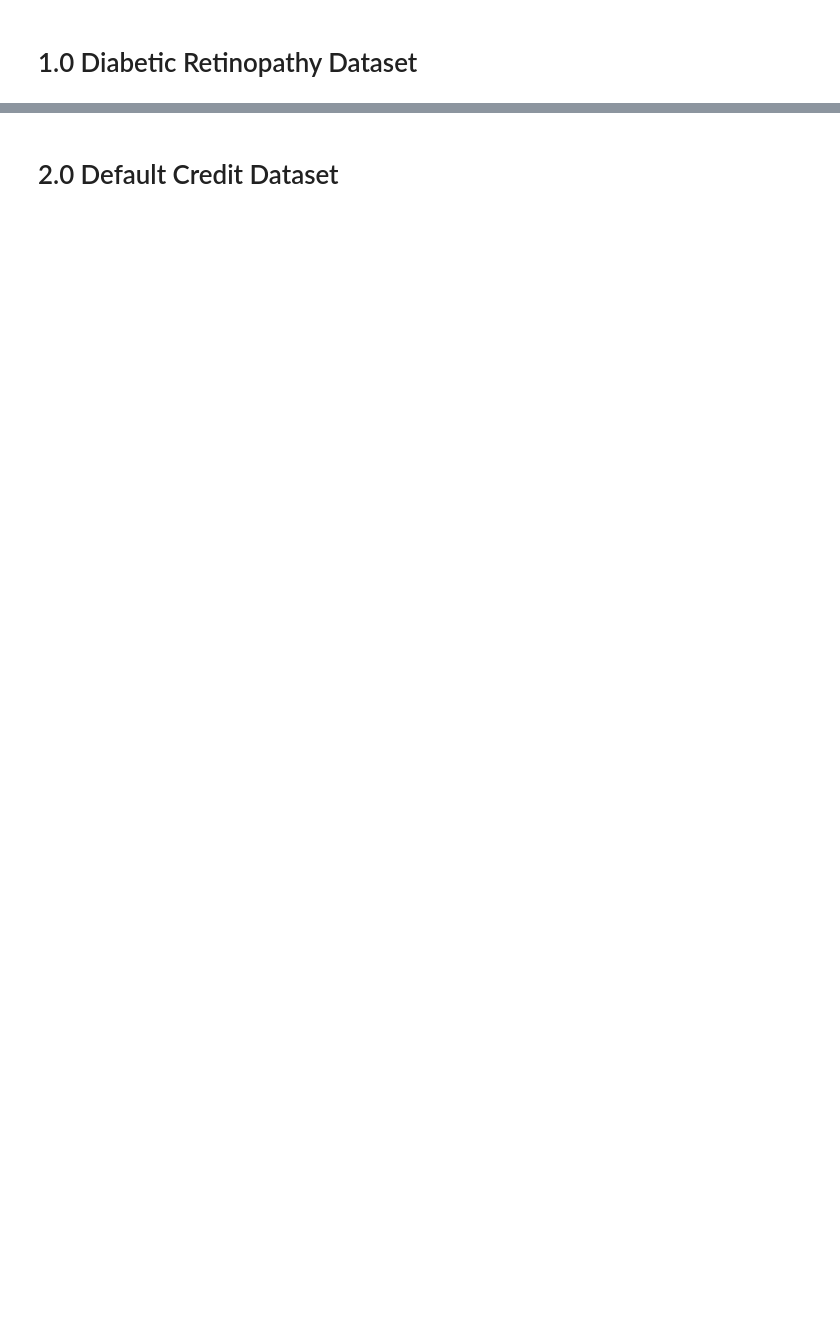
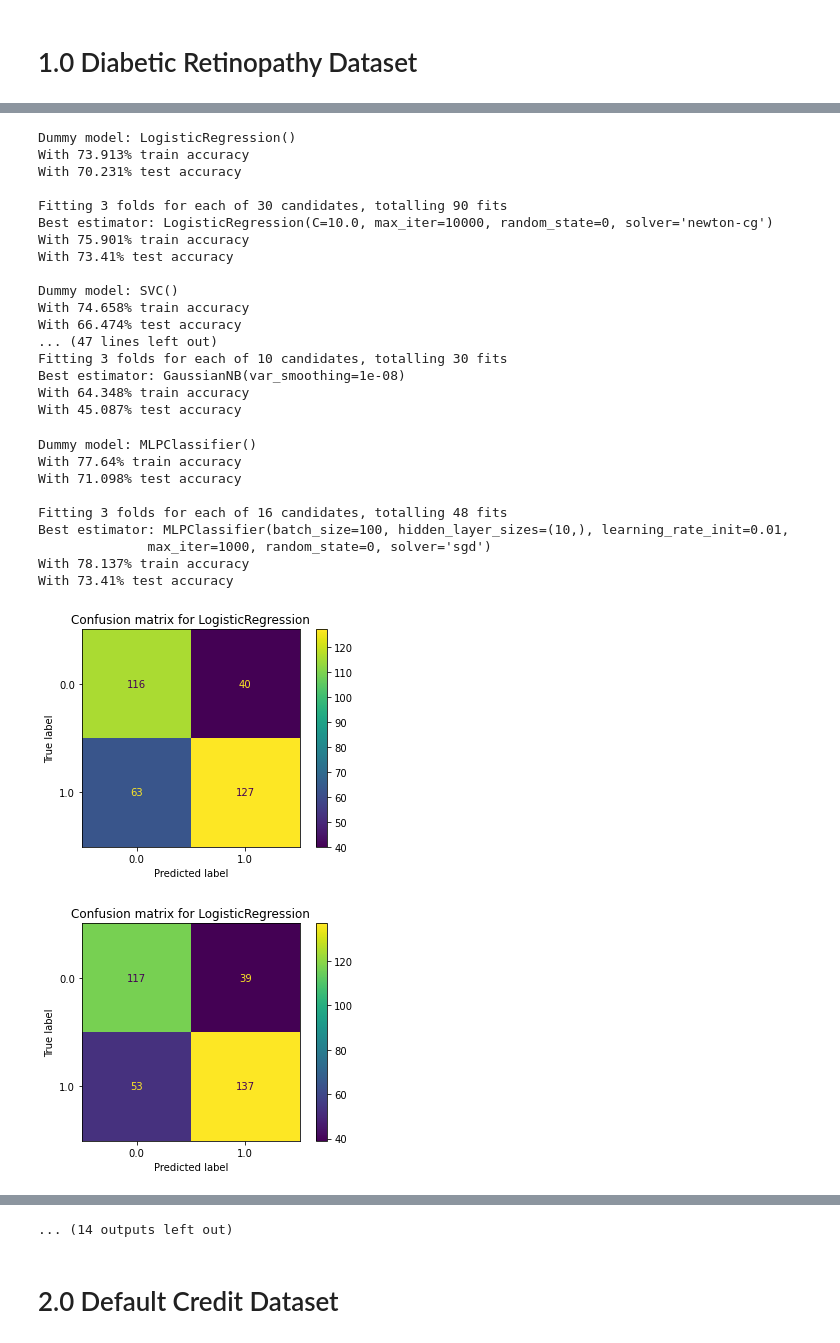
Before and after one commit to PBMocha/COMP432-MLProject, a Jupyter notebook: classification/ClassificationPipeline.ipynb, the cells around one changed output, grey strips where cells are left out. Saved outputs shown, nothing was run; the diff lists cells and outputs as text; code cells hidden in the pictures; blank space fills up the shorter version.

```diff
--- a/classification/ClassificationPipeline.ipynb
+++ b/classification/ClassificationPipeline.ipynb
@@ -231,21 +10,0 @@ AdaBoostClassifier(algorithm='SAMME', learning_rate=1.5, n_estimators=80,
-# %%
-# # Test a few different hyperparameters for Gaussian Naive Bayes: var_smoothing
-# smooth_gnb = np.logspace(0,-9, num=10)
-# param_grid_gnb = {'var_smoothing' : smooth_gnb}
-
-# # Train a dummy Gaussian Naive Bayes model with default values
-# dummy_gnb = train_dummy_model(X_trn, y_trn, X_tst, y_tst, sklearn.naive_bayes.GaussianNB)
-
-# # Train different Gaussian Naive Bayes models, using grid search and cross validation to find best hyperparameters.
-# gs_gnb = grid_search(X_trn, y_trn, X_tst, y_tst, sklearn.naive_bayes.GaussianNB,param_grid_gnb)
-
-# # Plot confusion matrix for dummy model
-# plot_confusion_matrix(dummy_gnb,X_tst,y_tst)
-
-# # Plot confusion matrix for best estimator of Gaussian Naive Bayes
-# plot_confusion_matrix(gs_gnb.best_estimator_,X_tst,y_tst)
-
-# # Plot heatmap of the gridsearch
-# plot_gridsearch_1(gs_gnb, smooth_gnb, 'var_smoothing')
-
-train_naive_bayes_classifier(X_trn,y_trn,X_tst,y_tst)
@@ -266,22 +10,0 @@ GaussianNB(var_smoothing=1e-08)
-# %%
-# # Test a few different hyperparameters for Neural Networks: hidden_layer_sizes, solver
-# hl_vals = [(),(10,),(50,),(100,),(10,10),(50,50),(100,50),(100,100)]
-# solv_vals = ['sgd','adam']
-# param_grid_nn = {'hidden_layer_sizes' : hl_vals, 'solver' : solv_vals}
-
-# # Train a dummy Neural Net model with default values
-# dummy_nn = train_dummy_model(X_trn, y_trn, X_tst, y_tst, sklearn.neural_network.MLPClassifier)
-
-# # Train different Neural Net models, using grid search and cross validation to find best hyperparameters.
-# gs_nn = grid_search(X_trn, y_trn, X_tst, y_tst, sklearn.neural_network.MLPClassifier,param_grid_nn,activation='relu',max_iter=1000,batch_size=100,learning_rate_init=0.01,random_state=0)
-
-# # Plot confusion matrix for dummy model
-# plot_confusion_matrix(dummy_nn,X_tst,y_tst)
-
-# # Plot confusion matrix for best estimator of Neural Net
-# plot_confusion_matrix(gs_nn.best_estimator_,X_tst,y_tst)
-
-# # Plot heatmap of the gridsearch
-# plot_gridsearch_2(gs_nn, hl_vals, solv_vals, 'hidden_layer_sizes', 'solver')
-
-train_neural_network_classifier(X_trn,y_trn,X_tst,y_tst)
@@ -301,0 +11,31 @@ MLPClassifier(batch_size=100, hidden_layer_sizes=(10,), learning_rate_init=0.01,
+# %%
+train_all_classifiers(X_trn,y_trn,X_tst,y_tst)
+# %% [output]
+Dummy model: LogisticRegression()
+With 73.913% train accuracy
+With 70.231% test accuracy
+
+Fitting 3 folds for each of 30 candidates, totalling 90 fits
+Best estimator: LogisticRegression(C=10.0, max_iter=10000, random_state=0, solver='newton-cg')
+With 75.901% train accuracy
+With 73.41% test accuracy
+
+Dummy model: SVC()
+With 74.658% train accuracy
+With 66.474% test accuracy
+... (47 lines left out)
+Fitting 3 folds for each of 10 candidates, totalling 30 fits
+Best estimator: GaussianNB(var_smoothing=1e-08)
+With 64.348% train accuracy
+With 45.087% test accuracy
+Dummy model: MLPClassifier()
+With 77.64% train accuracy
+With 71.098% test accuracy
+
+Fitting 3 folds for each of 16 candidates, totalling 48 fits
+Best estimator: MLPClassifier(batch_size=100, hidden_layer_sizes=(10,), learning_rate_init=0.01,
+              max_iter=1000, random_state=0, solver='sgd')
+With 78.137% train accuracy
+With 73.41% test accuracy
+[figure, added]
+[figure, added]
@@ -302,3 +50,4 @@ MLPClassifier(batch_size=100, hidden_layer_sizes=(10,), learning_rate_init=0.01,
+... (14 outputs left out)
 # %% [markdown]
 # 2.0 Default Credit Dataset
 # %%
```
Also changed, not shown: parts of 46 cells of this notebook.
